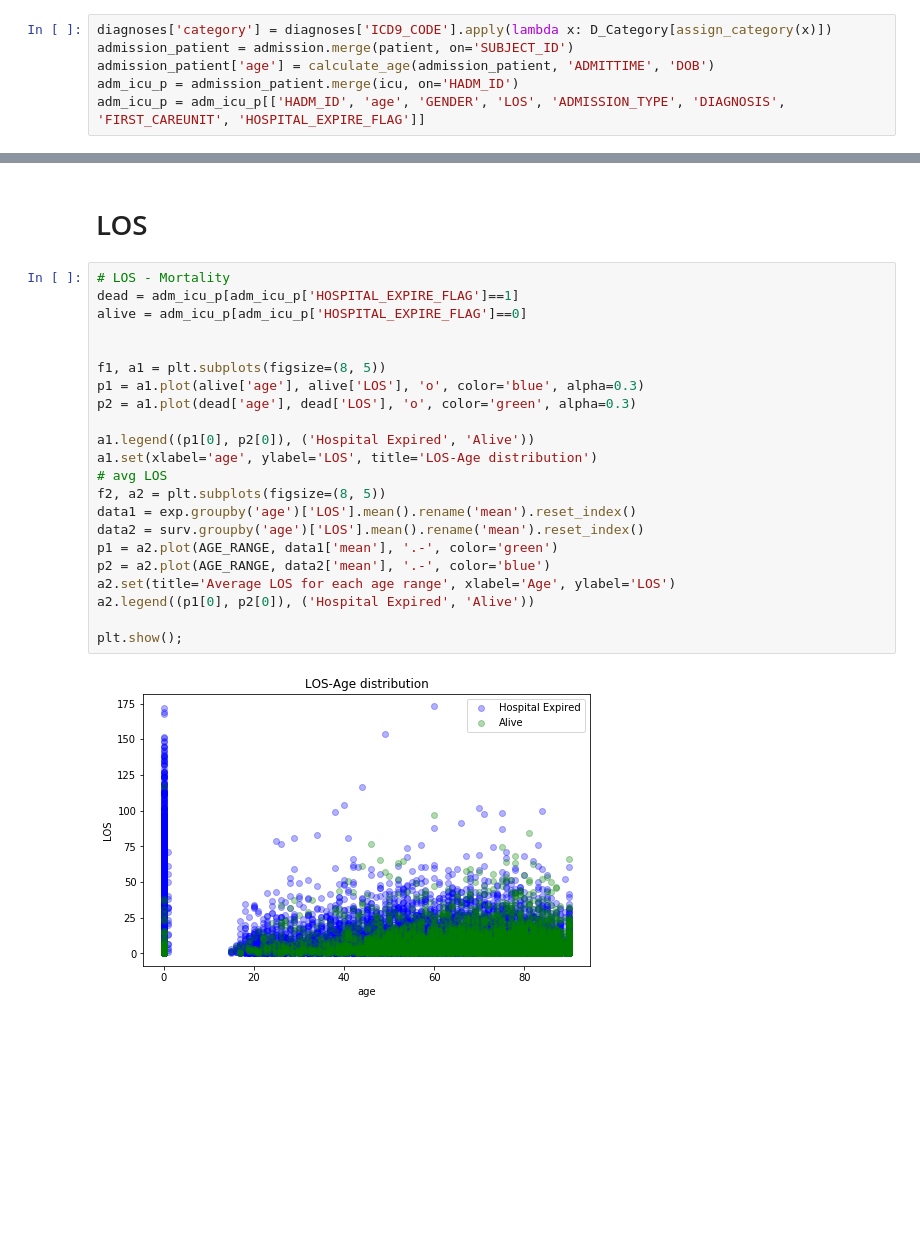
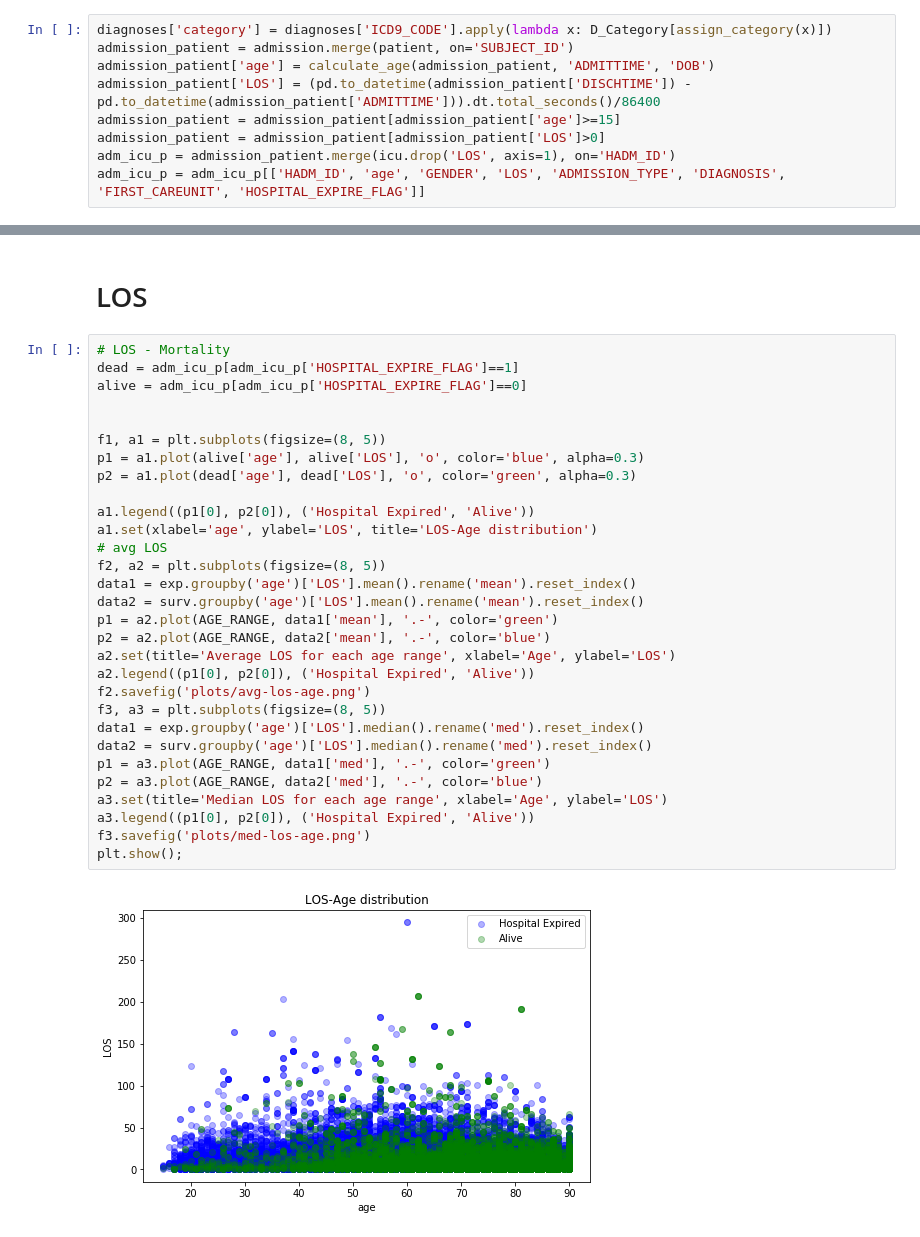
Before and after one commit to RachaelDing/733MIMIC_analysis, a Jupyter notebook: mortality.ipynb, the cells around one changed output, grey strips where cells are left out. Saved outputs shown, nothing was run; the diff lists cells and outputs as text; blank space fills up the shorter version.

```diff
--- a/mortality.ipynb
+++ b/mortality.ipynb
@@ -97,7 +19,10 @@ D_Category = {
 diagnoses['category'] = diagnoses['ICD9_CODE'].apply(lambda x: D_Category[assign_category(x)])
 admission_patient = admission.merge(patient, on='SUBJECT_ID')
 admission_patient['age'] = calculate_age(admission_patient, 'ADMITTIME', 'DOB')
-adm_icu_p = admission_patient.merge(icu, on='HADM_ID')
+admission_patient['LOS'] = (pd.to_datetime(admission_patient['DISCHTIME']) - pd.to_datetime(admission_patient['ADMITTIME'])).dt.total_seconds()/86400
+admission_patient = admission_patient[admission_patient['age']>=15]
+admission_patient = admission_patient[admission_patient['LOS']>0]
+adm_icu_p = admission_patient.merge(icu.drop('LOS', axis=1), on='HADM_ID')
 adm_icu_p = adm_icu_p[['HADM_ID', 'age', 'GENDER', 'LOS', 'ADMISSION_TYPE', 'DIAGNOSIS', 'FIRST_CAREUNIT', 'HOSPITAL_EXPIRE_FLAG']]
 # %%
 plot(adm_icu_p[['HOSPITAL_EXPIRE_FLAG']])
@@ -264,24 +204,32 @@ plt.show();
 # %%
 # LOS - Mortality
 dead = adm_icu_p[adm_icu_p['HOSPITAL_EXPIRE_FLAG']==1]
 alive = adm_icu_p[adm_icu_p['HOSPITAL_EXPIRE_FLAG']==0]
 
 
 f1, a1 = plt.subplots(figsize=(8, 5))
 p1 = a1.plot(alive['age'], alive['LOS'], 'o', color='blue', alpha=0.3)
 p2 = a1.plot(dead['age'], dead['LOS'], 'o', color='green', alpha=0.3)
 
 a1.legend((p1[0], p2[0]), ('Hospital Expired', 'Alive'))
 a1.set(xlabel='age', ylabel='LOS', title='LOS-Age distribution')
 # avg LOS
 f2, a2 = plt.subplots(figsize=(8, 5))
 data1 = exp.groupby('age')['LOS'].mean().rename('mean').reset_index()
 data2 = surv.groupby('age')['LOS'].mean().rename('mean').reset_index()
 p1 = a2.plot(AGE_RANGE, data1['mean'], '.-', color='green')
 p2 = a2.plot(AGE_RANGE, data2['mean'], '.-', color='blue')
 a2.set(title='Average LOS for each age range', xlabel='Age', ylabel='LOS')
 a2.legend((p1[0], p2[0]), ('Hospital Expired', 'Alive'))
-
+f2.savefig('plots/avg-los-age.png')
+f3, a3 = plt.subplots(figsize=(8, 5))
+data1 = exp.groupby('age')['LOS'].median().rename('med').reset_index()
+data2 = surv.groupby('age')['LOS'].median().rename('med').reset_index()
+p1 = a3.plot(AGE_RANGE, data1['med'], '.-', color='green')
+p2 = a3.plot(AGE_RANGE, data2['med'], '.-', color='blue')
+a3.set(title='Median LOS for each age range', xlabel='Age', ylabel='LOS')
+a3.legend((p1[0], p2[0]), ('Hospital Expired', 'Alive'))
+f3.savefig('plots/med-los-age.png')
 plt.show();
 # %% [output]
-[figure, old version]
+[figure, new version]
```
Also changed, not shown: parts of 9 cells of this notebook, 2 other files.
